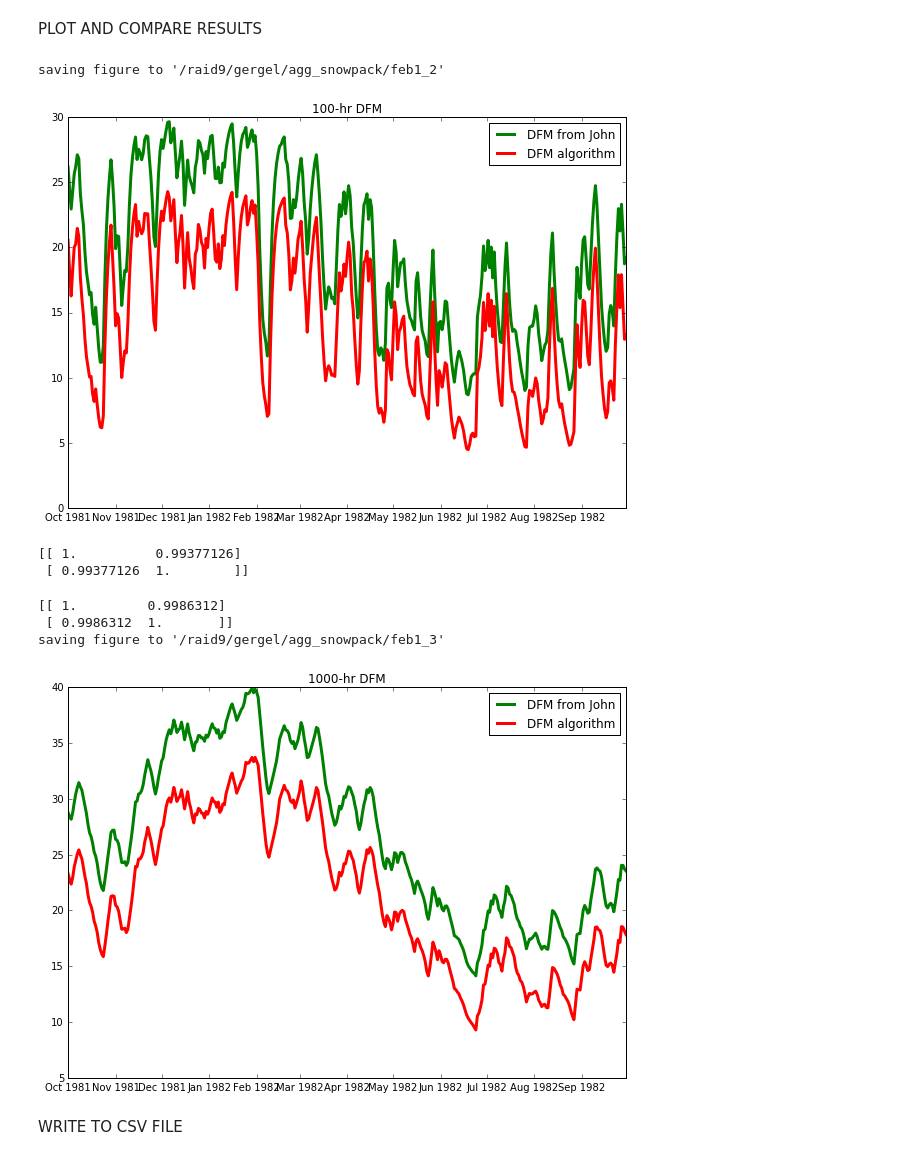
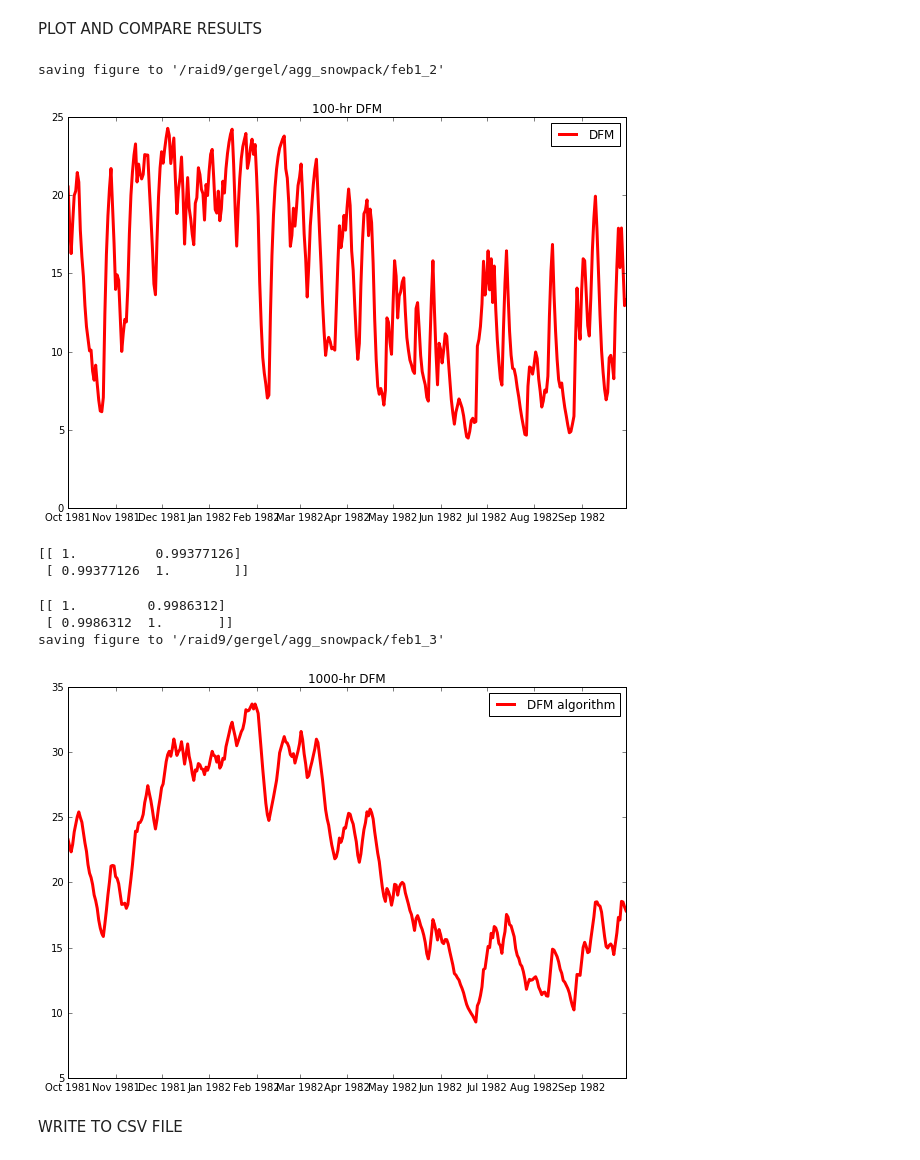
Before and after one commit to XUEYANZHANG9/IS_snowfire, a Jupyter notebook: calc_dfm_gridcell_john.ipynb, the cells around one changed output. Drawn from its saved outputs; the diff is of its cells as text; code cells hidden in the pictures.

Commit message:
get this branch up to date

```diff
--- a/calc_dfm_gridcell_john.ipynb
+++ b/calc_dfm_gridcell_john.ipynb
@@ -279,36 +279,36 @@ tp_start = dt.datetime(1981,10,1)
 tp_end = dt.datetime(1982,10,1)
 date_range = [tp_start + dt.timedelta(days=i) for i in range(0, (tp_end-tp_start).days)]
 
 lw = 3.0
 lt = 10
 rt = 7
 
 fig = plt.figure(figsize=(lt,rt))
 
 lon_ind = np.argmin(np.abs(ds.lon - lon))
 lat_ind = np.argmin(np.abs(ds.lat - lat))
 
 dfm = ds_full.isel_points(lon=[lon_ind_1],lat=[lat_ind_1])
 dfm_sel = dfm.sel(day=slice('1981-10-01', '1982-9-30'))
 # dfm_sel['dead_fuel_moistue_100hr'].plot(label='UI MetData DFM',color='b',linewidth=lw)
 
-plt.plot(date_range,dfm_john,label='DFM from John',color='g',linewidth=lw)
+# plt.plot(date_range,dfm_john,label='DFM from John',color='g',linewidth=lw)
 
 plt.plot(date_range,fm100[0,:][(dates_ui >= tp_start) * (dates_ui < tp_end)],linewidth=lw,color='r',
-         label='DFM algorithm')
+         label='DFM')
 
 plt.title('100-hr DFM')
 plt.legend()
 
 ## save plot
 direc = '/raid9/gergel/agg_snowpack/'
 plotname = 'feb1_2'
 savepath = os.path.join(direc, plotname)
 print ("saving figure to '%s'" % savepath)
 plt.savefig(savepath)
 # %% [output]
 saving figure to '/raid9/gergel/agg_snowpack/feb1_2'
-[figure, old version]
+[figure, new version]
 # %%
 print(np.corrcoef(dfm_john,fm100[0,:][(dates_ui >= tp_start) * (dates_ui < tp_end)]))
 # %% [output]
@@ -317,7 +317,7 @@ print(np.corrcoef(dfm_john,fm100[0,:][(dates_ui >= tp_start) * (dates_ui < tp_en
 # %%
 fig = plt.figure(figsize=(lt,rt))
 
-plt.plot(date_range,dfm1000_john,label='DFM from John',color='g',linewidth=lw)
+# plt.plot(date_range,dfm1000_john,label='DFM from John',color='g',linewidth=lw)
 
 plt.plot(date_range,fm1000[0,:][(dates_ui >= tp_start) * (dates_ui < tp_end)],linewidth=lw,color='r',
          label='DFM algorithm')
@@ -336,7 +336,7 @@ plt.savefig(savepath)
 [[ 1.         0.9986312]
  [ 0.9986312  1.       ]]
 saving figure to '/raid9/gergel/agg_snowpack/feb1_3'
-[figure, old version]
+[figure, new version]
 # %% [markdown]
 WRITE TO CSV FILE
 # %%
```
Also changed, not shown: parts of 2 cells of this notebook, 4 other files.
